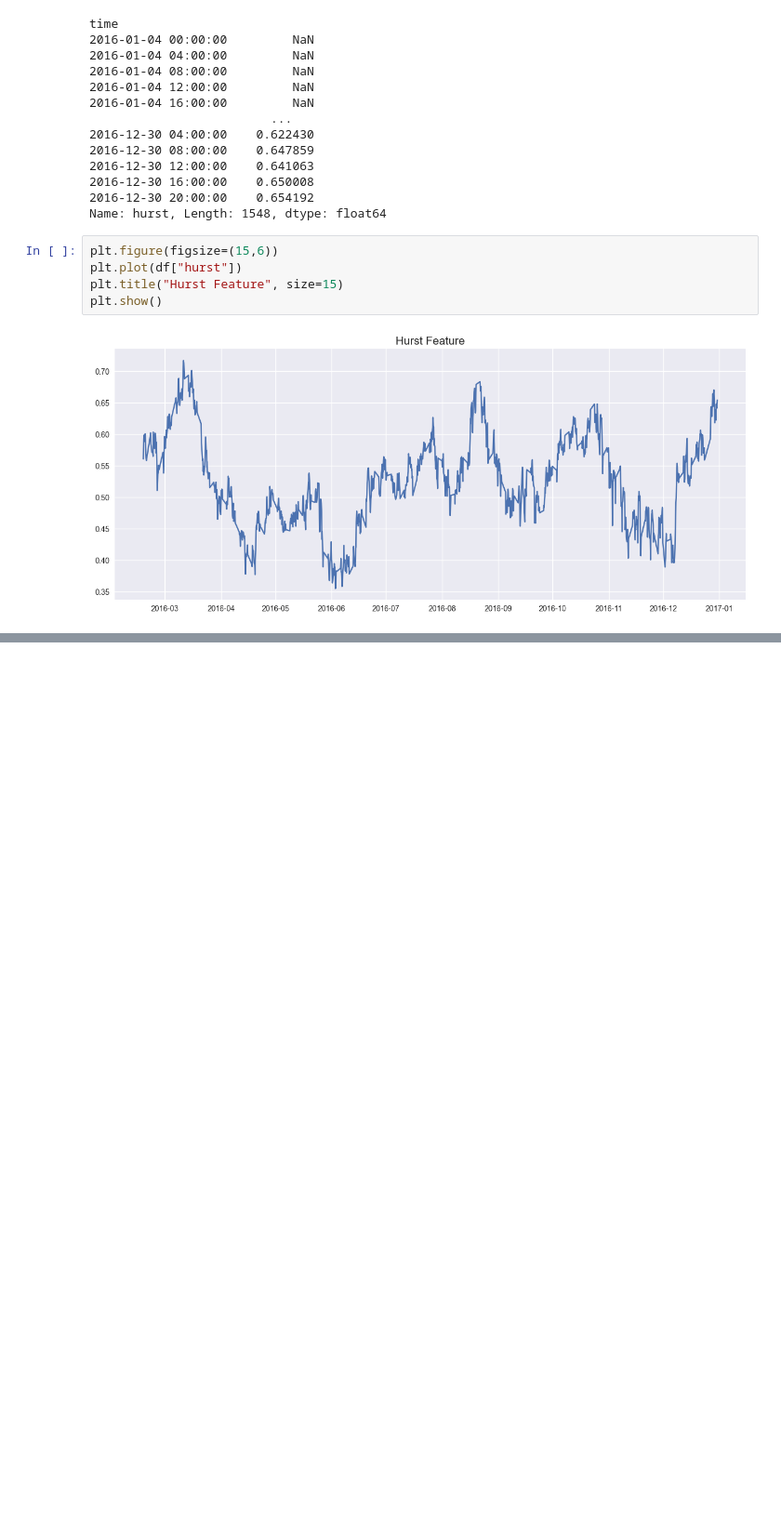
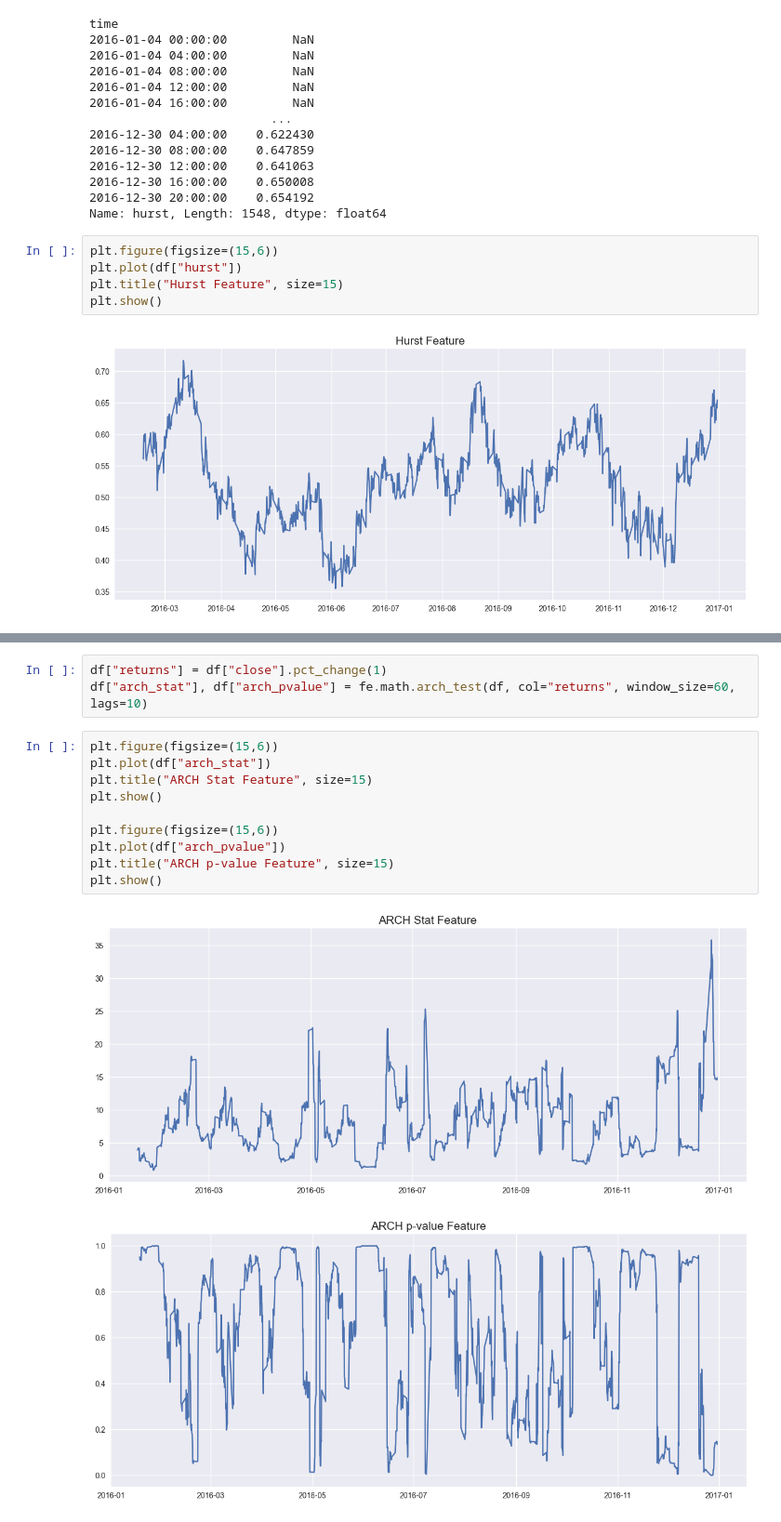
Before and after one commit to Quantreo/quantreo, a Jupyter notebook: docs/docs/tutorials/features-engineering-math.ipynb, the cells around one changed output, grey strips where cells are left out. Shown at 93% size. Saved outputs shown, nothing was run; the diff lists cells and outputs as text; blank space fills up the shorter version.

Commit message:
New math features

```diff
--- a/docs/docs/tutorials/features-engineering-math.ipynb
+++ b/docs/docs/tutorials/features-engineering-math.ipynb
@@ -192,0 +242,16 @@ plt.show()
+# %%
+df["returns"] = df["close"].pct_change(1)
+df["arch_stat"], df["arch_pvalue"] = fe.math.arch_test(df, col="returns", window_size=60, lags=10)
+# %%
+plt.figure(figsize=(15,6))
+plt.plot(df["arch_stat"])
+plt.title("ARCH Stat Feature", size=15)
+plt.show()
+
+plt.figure(figsize=(15,6))
+plt.plot(df["arch_pvalue"])
+plt.title("ARCH p-value Feature", size=15)
+plt.show()
+# %% [output]
+[figure, added]
+[figure, added]
```
Also changed, not shown: parts of 10 cells of this notebook, 10 other files.
